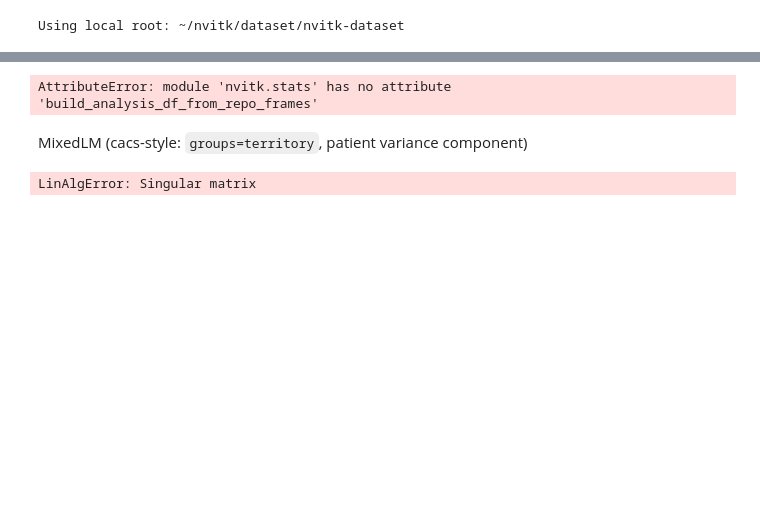
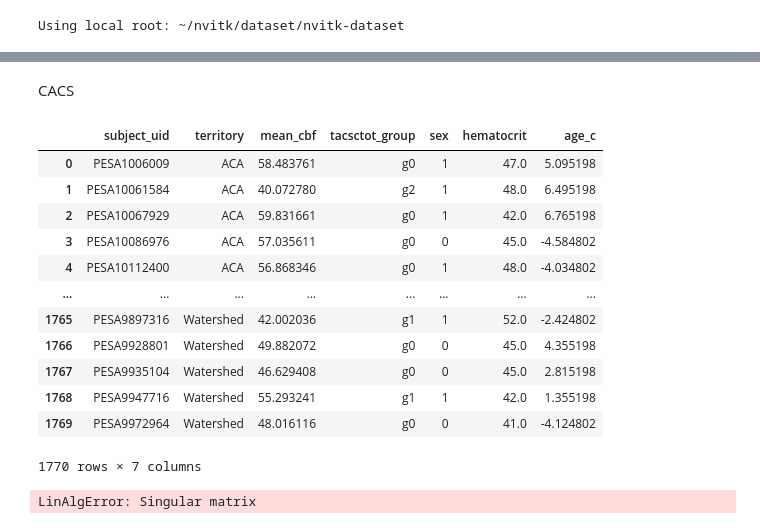
Before and after one commit to CNIC-Neuroimaging/Nvitk, a Jupyter notebook: notebooks/exploration/pesabrain-hemodynamic-modeling/exploration.ipynb, the cells around one changed output, grey strips where cells are left out. Drawn from its saved outputs; the diff is of its cells as text; code cells hidden in the pictures; blank space fills up the shorter version.

```diff
--- a/notebooks/exploration/pesabrain-hemodynamic-modeling/exploration.ipynb
+++ b/notebooks/exploration/pesabrain-hemodynamic-modeling/exploration.ipynb
@@ -32,4 +61,15 @@ clinical  = repo.clinical(variables=_CLINICAL_VARS, filters={'subject_uid': {'$i
 plaque    = repo.clinical(variables=_PLAQUE_VARS, filters={'subject_uid': {'$in': _SUBJECTS}})
 cognitive = repo.cognitive(variables=_COGNITIVE_VARS, filters={'subject_uid': {'$in': _SUBJECTS}})
 clinical   = repo.join([clinical, plaque, cognitive])
-clinical
+
+flow      = repo.image(modality='4dflow', variables=_FLOW_VARS, filters={'subject_uid': {'$in': _SUBJECTS}})
+asl       = repo.image(modality='asl', variables=_ASL_VARS, atlas='vascular-8', filters={'subject_uid': {'$in': _SUBJECTS}})
+image_df = repo.join([flow, asl])
+
+territory_df = nv.stats.melt_imaging_territories(
+    image_df, id_cols=['subject_uid'],
+    flow_vars=_FLOW_VARS, asl_vars=_ASL_VARS,
+    territory_flow_regions=TERRITORY_FLOW_REGIONS,
+    territory_asl_v8_regions=TERRITORY_ASL_V8_REGIONS,
+    include_frame_index=False
+)
@@ -50,7 +75,0 @@ clinical
-# %%
-flow      = repo.image(modality='4dflow', variables=_FLOW_VARS, filters={'subject_uid': {'$in': _SUBJECTS}})
-asl       = repo.image(modality='asl', variables=_ASL_VARS, atlas='vascular-8', filters={'subject_uid': {'$in': _SUBJECTS}})
-image_df = repo.join([flow, asl])
-
-territory_df = nv.stats.melt_imaging_territories(image_df, id_cols=['subject_uid'], flow_vars=_FLOW_VARS, asl_vars=_ASL_VARS, include_frame_index=False)
-territory_df
@@ -71,26 +92,41 @@ territory_df
+# %% [markdown]
+CACS
 # %%
-_IMAGING_VARS = ["mean_cbf"]
+_IMAGING_VARS = ['mean_cbf']
 _COVAR_FOR_MODEL = [
     "tacsctot_group",
     "age_at_mri",
     "sex",
     "hematocrit",
-    "score2",
+    # "score2",
 ]
 _cov = [c for c in _COVAR_FOR_MODEL if c in clinical.columns]
 
 analysis_df = nv.stats.build_analysis_df_from_repo_frames(
     territory_df,
     clinical,
     imaging_variable_ids=_IMAGING_VARS,
     covariate_cols=_cov,
 )
-if "visit_id_x" in analysis_df.columns:
-    analysis_df = analysis_df.drop(columns=["visit_id_x"])
+
 analysis_df = analysis_df.dropna().reset_index(drop=True)
+analysis_df["age_c"] = analysis_df["age_at_mri"] - float(analysis_df["age_at_mri"].mean())
+analysis_df = analysis_df.drop(columns=['age_at_mri'])
+analysis_df['territory'] = pd.Categorical(analysis_df['territory'], categories=list(TERRITORY_ASL_V8_REGIONS.keys()), ordered=True)
+analysis_df['tacsctot_group'] = pd.Categorical(analysis_df['tacsctot_group'], categories=['g0', 'g1', 'g2', 'g3'], ordered=True)
 analysis_df
 # %% [output]
+|  | subject_uid | territory | mean_cbf | tacsctot_group | sex | hematocrit | age_c |
+| 0 | PESA1006009 | ACA | 58.483761 | g0 | 1 | 47.0 | 5.095198 |
+| 1 | PESA10061584 | ACA | 40.072780 | g2 | 1 | 48.0 | 6.495198 |
+| 2 | PESA10067929 | ACA | 59.831661 | g0 | 1 | 42.0 | 6.765198 |
+| 3 | PESA10086976 | ACA | 57.035611 | g0 | 0 | 45.0 | -4.584802 |
+| 4 | PESA10112400 | ACA | 56.868346 | g0 | 1 | 48.0 | -4.034802 |
+| ... | ... | ... | ... | ... | ... | ... | ... |
+| 1765 | PESA9897316 | Watershed | 42.002036 | g1 | 1 | 52.0 | -2.424802 |
+| 1766 | PESA9928801 | Watershed | 49.882072 | g0 | 0 | 45.0 | 4.355198 |
+| 1767 | PESA9935104 | Watershed | 46.629408 | g0 | 0 | 45.0 | 2.815198 |
+| 1768 | PESA9947716 | Watershed | 55.293241 | g1 | 1 | 42.0 | 1.355198 |
+| 1769 | PESA9972964 | Watershed | 48.016116 | g0 | 0 | 41.0 | -4.124802 |
-AttributeError: module 'nvitk.stats' has no attribute 'build_analysis_df_from_repo_frames'
+1770 rows × 7 columns
-# %% [markdown]
-MixedLM (cacs-style: `groups=territory`, patient variance component)
 # %%
```
Also changed, not shown: parts of 9 cells of this notebook, 3 other files.
